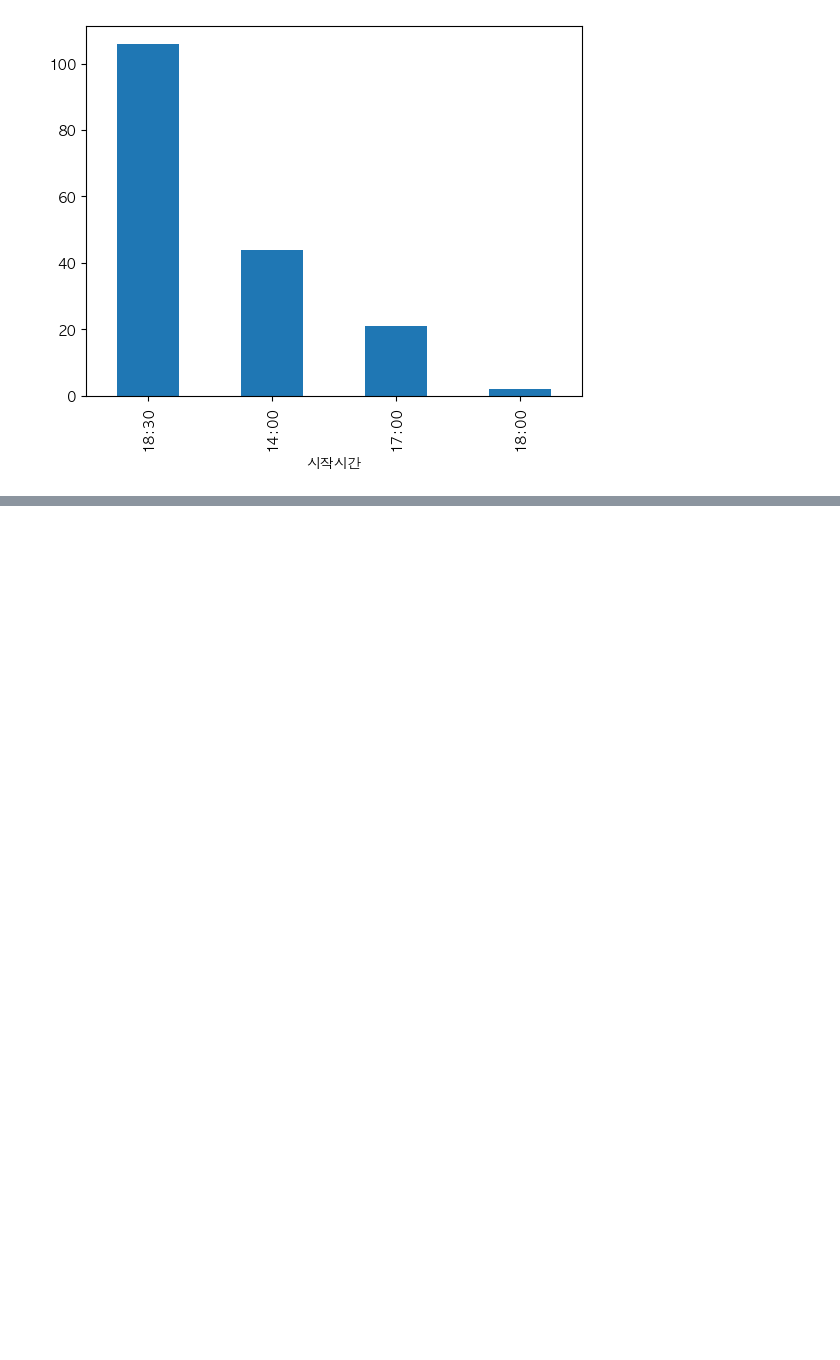
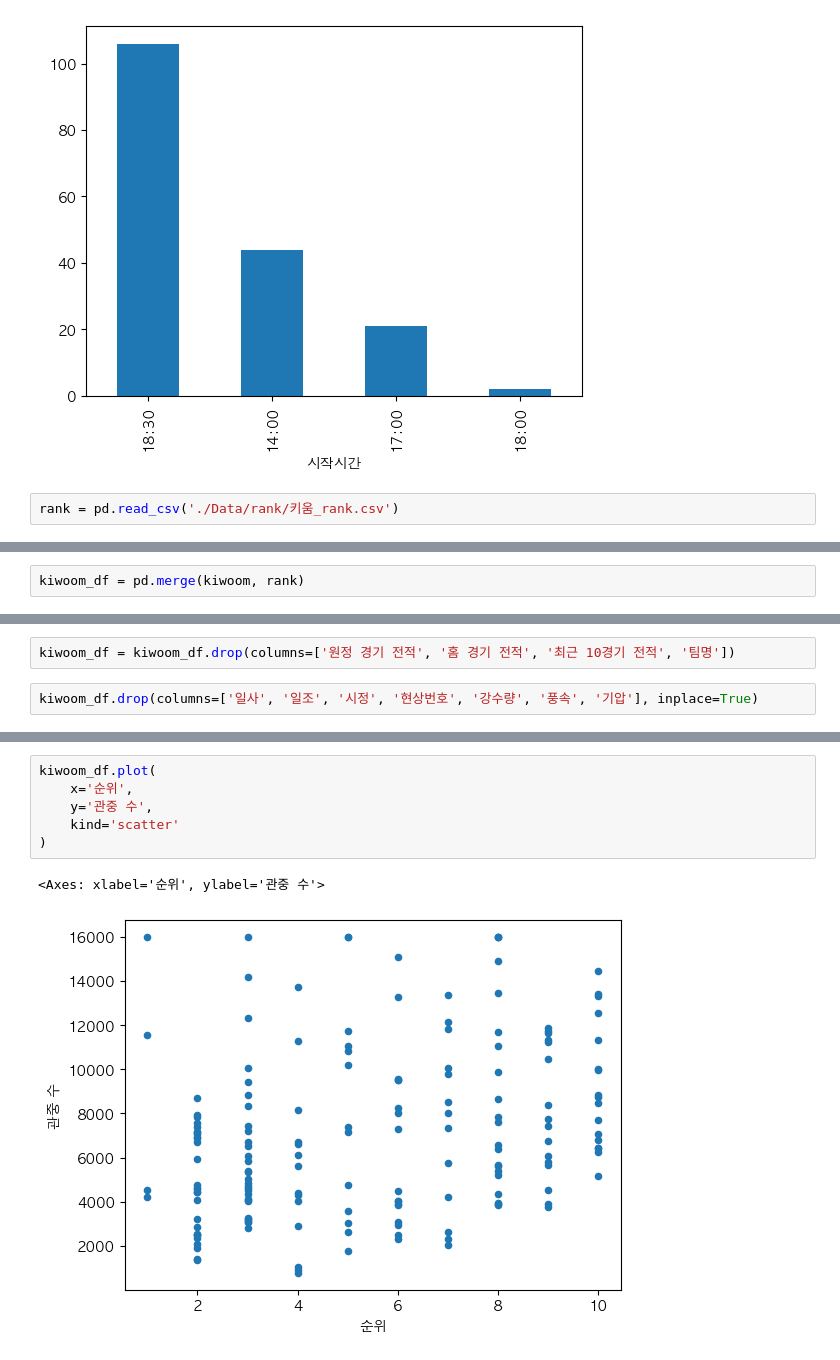
Before and after one commit to PythonProjectGroup02/KBC, a Jupyter notebook: Python/merge_practice.ipynb, the cells around one changed output, grey strips where cells are left out. Saved outputs shown, nothing was run; the diff lists cells and outputs as text; blank space fills up the shorter version.

```diff
--- a/Python/merge_practice.ipynb
+++ b/Python/merge_practice.ipynb
@@ -183,3 +185,5 @@ kiwoom.시작시간.value_counts().plot(kind='bar')
 # %% [output]
 <Axes: xlabel='시작시간'>
 [figure]
+# %%
+rank = pd.read_csv('./Data/rank/키움_rank.csv')
@@ -185,0 +231,2 @@ kiwoom.시작시간.value_counts().plot(kind='bar')
+# %%
+kiwoom_df = pd.merge(kiwoom, rank)
@@ -185,0 +243,4 @@ kiwoom.시작시간.value_counts().plot(kind='bar')
+# %%
+kiwoom_df = kiwoom_df.drop(columns=['원정 경기 전적', '홈 경기 전적', '최근 10경기 전적', '팀명'])
+# %%
+kiwoom_df.drop(columns=['일사', '일조', '시정', '현상번호', '강수량', '풍속', '기압'], inplace=True)
@@ -185,0 +290,9 @@ kiwoom.시작시간.value_counts().plot(kind='bar')
+# %%
+kiwoom_df.plot(
+    x='순위',
+    y='관중 수',
+    kind='scatter'
+)
+# %% [output]
+<Axes: xlabel='순위', ylabel='관중 수'>
+[figure, added]
```
Also changed, not shown: parts of 47 cells of this notebook, 2 other files.
